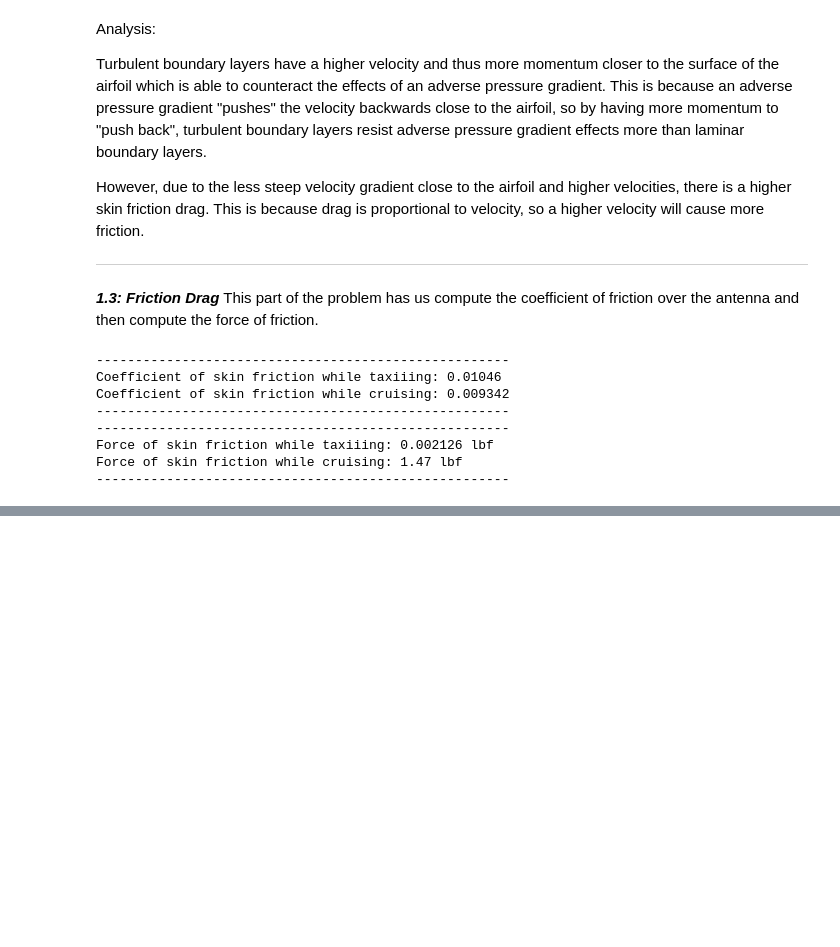
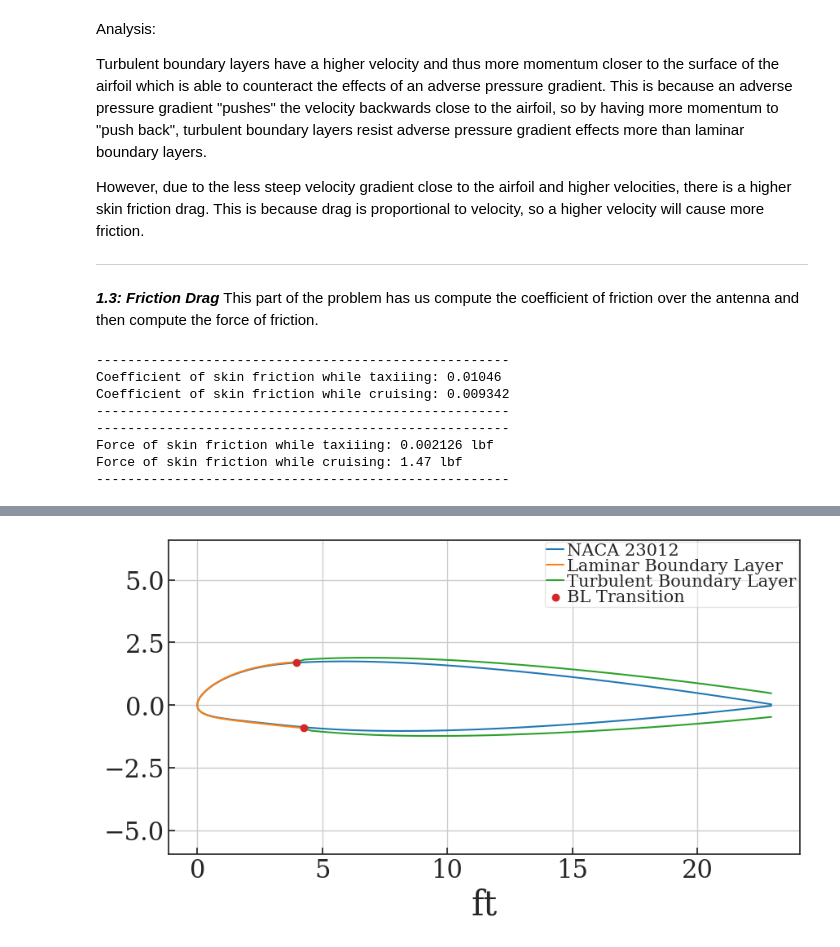
Before and after one commit to ndrichmond/EAE127, a Jupyter notebook: Project-5/EAE127_P5_Richmond_Nicholas.ipynb, the cells around one changed output, grey strips where cells are left out. Saved outputs shown, nothing was run; the diff lists cells and outputs as text; code cells hidden in the pictures; blank space fills up the shorter version.

```diff
--- a/Project-5/EAE127_P5_Richmond_Nicholas.ipynb
+++ b/Project-5/EAE127_P5_Richmond_Nicholas.ipynb
@@ -221,0 +221,84 @@ Based on these values, the amount of drag produced by the antenna is completely
+# %%
+#
+
+rho = 1.4956e-3 #slugs/ft^3
+mu = 3.343e-7 #lb*s/ft^2
+v = 8 #m/s
+c = 7 #meters
+
+#convert meters to feet
+v *= 3.28084
+c *= 3.28084
+
+xCharacteristic = np.linspace(0,c,10000000) #characteristic length along the airfoil
+ReX = rho*v*xCharacteristic/mu
+ReCr = 0
+for i,re in enumerate(ReX):
+    #loop through all Re, and when it is greater than the critical re as described in the problem, return the length
+    if re > 5e5:
+        print(f"Length at which Reynolds number becomes critical: {xCharacteristic[i]:.5g}ft")
+        xCr = xCharacteristic[i]
+        break
+
+folder = 'airfoil-data'
+filename = os.path.join(folder,"naca23012.txt")
+x23012, z23012 = np.loadtxt((filename),dtype=float,skiprows=1,unpack=True)
+
+x23012 *= c
+z23012 *= c
+
+xUpper23012 = []
+xLower23012 = []
+zUpper23012 = []
+zLower23012 = []
+
+for i,z in enumerate(z23012):
+    if z > 0:
+        zUpper23012.append(z)
+        xUpper23012.append(x23012[i])
+    else:
+        zLower23012.append(z)
+        xLower23012.append(x23012[i])
+
+xUpper23012 = xUpper23012[::-1]
+zUpper23012 = zUpper23012[::-1]
+
+#interpolate a new array for the reynolds number at each length so that the size of all the arrays are the same
+f = interp1d(xCharacteristic, ReX, kind='linear')
+ReXNew = f(xUpper23012)
+
+upperBL = np.empty(len(xUpper23012))
+lowerBL = np.empty(len(xLower23012))
+
+for i,x in enumerate(xUpper23012):
+    if x < xCr:
+        upperBL[i] = (5*xUpper23012[i]/(ReXNew[i]**(1/2)))
+    else:
+        upperBL[i] = (0.16*xUpper23012[i]/(ReXNew[i]**(1/7)))
+
+for i,x in enumerate(xLower23012):
+    if x < xCr:
+        lowerBL[i] = -1*(5*xLower23012[i]/(ReXNew[i]**(1/2)))
+    else:
+        lowerBL[i] = -1*(0.16*xLower23012[i]/(ReXNew[i]**(1/7)))
+
+
+upperSplitIndex = np.argmax(xUpper23012 > xCr)
+lowerSplitIndex = np.argmax(xLower23012 > xCr)
+
+upperBL += zUpper23012
+lowerBL += zLower23012
+
+plt.figure(figsize=(10,5))
+plt.plot(xUpper23012,zUpper23012,color = colors[0],label = "NACA 23012")
+plt.plot(xUpper23012[:upperSplitIndex],upperBL[:upperSplitIndex],color = colors[1],label = "Laminar Boundary Layer")
+plt.plot(xUpper23012[upperSplitIndex - 1:],upperBL[upperSplitIndex - 1:],color = colors[2],label = "Turbulent Boundary Layer")
+plt.plot(xLower23012,zLower23012,color = colors[0])
+plt.plot(xLower23012[:lowerSplitIndex],lowerBL[:lowerSplitIndex],color = colors[1])
+plt.plot(xLower23012[lowerSplitIndex - 1:],lowerBL[lowerSplitIndex - 1:],color = colors[2])
+plt.scatter(xUpper23012[upperSplitIndex - 1],zUpper23012[upperSplitIndex],color = colors[3],zorder = 2,label = "BL Transition")
+plt.scatter(xCr,zLower23012[lowerSplitIndex],color = colors[3],zorder = 2)
+plt.legend(loc="best")
+plt.xlabel("ft")
+plt.axis("equal");
+# %% [output]
@@ -221,0 +306 @@ Based on these values, the amount of drag produced by the antenna is completely
+[figure, added]
```
Also changed, not shown: parts of 8 cells of this notebook, 12 other files.
